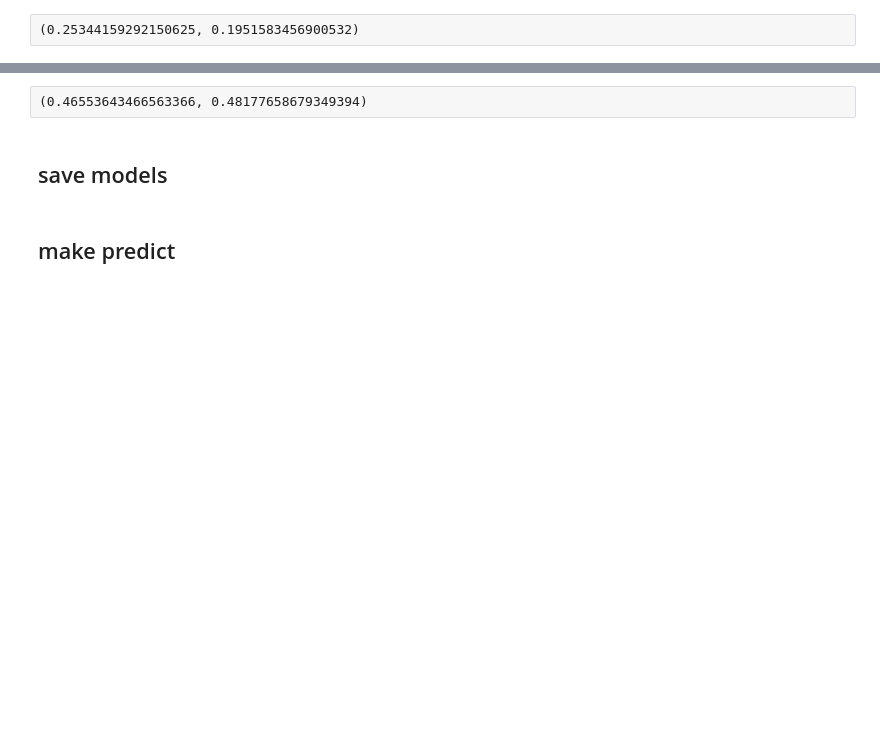
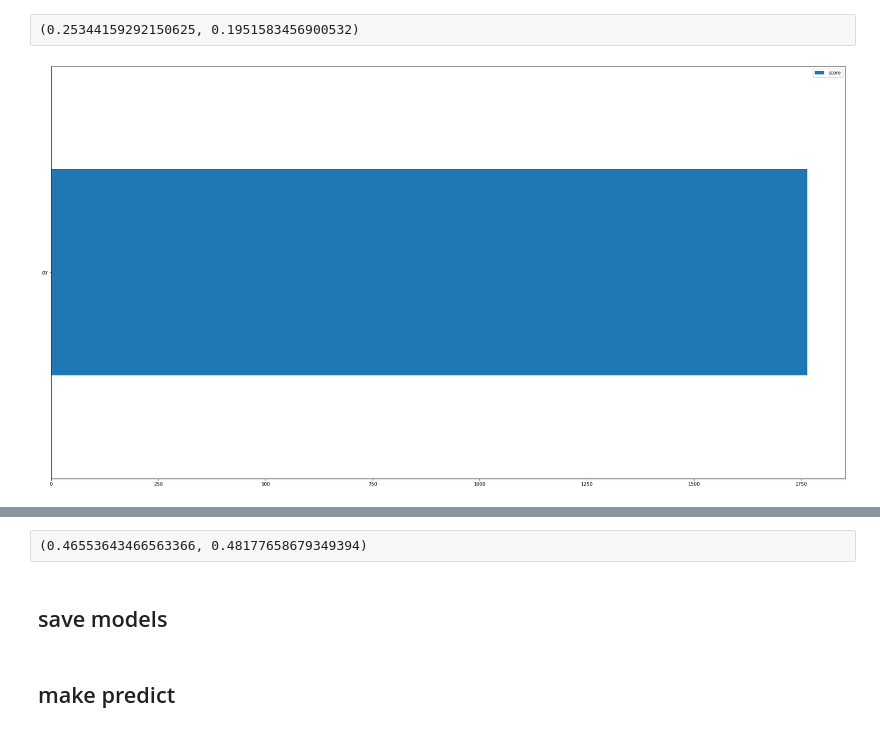
Before and after one commit to v010ch/hackai_moscow_22_top_news, a Jupyter notebook: 3step_modeling_xgboost.ipynb, the cells around one changed output, grey strips where cells are left out. Cells and saved outputs as stored; diff of their text form; code cells hidden in the pictures; blank space fills up the shorter version.

```diff
--- a/3step_modeling_xgboost.ipynb
+++ b/3step_modeling_xgboost.ipynb
@@ -221,5 +237,9 @@ train_score_frp, val_score_frp
 # %% [raw]
 (0.25344159292150625, 0.1951583456900532)
+# %%
+plot_importance(xgb_model_frp, 30, 'weight')
+# %% [output]
+[figure, added]
 # %%
 score_train = 0.4 * train_score_views + 0.3 * train_score_depth + 0.3 * train_score_frp
 score_val   = 0.4 * val_score_views   + 0.3 * val_score_depth   + 0.3 * val_score_frp
```
Also changed, not shown: parts of 15 cells of this notebook, 6 other files.
